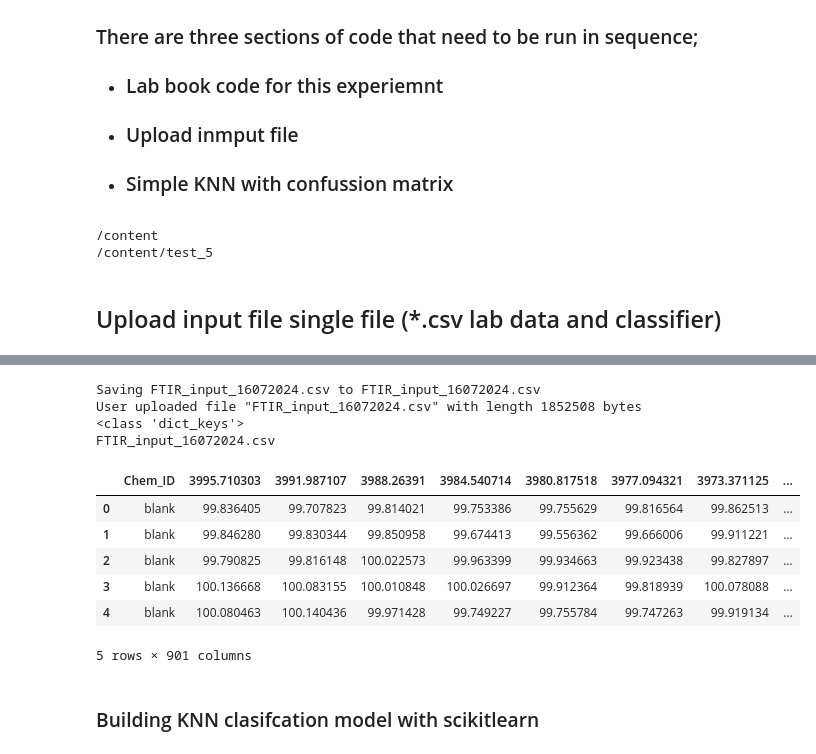
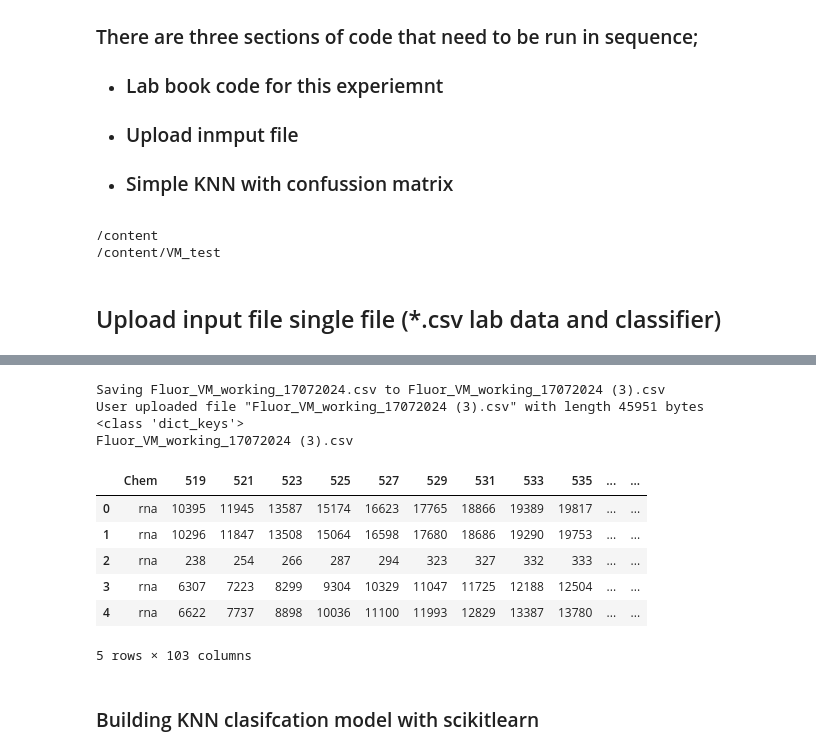
Before and after one commit to drsimonturega/student_simple_ml, a Jupyter notebook: VM_KNN_ML_003.ipynb, the cells around one changed output, grey strips where cells are left out. Cells and saved outputs as stored; diff of their text form; code cells hidden in the pictures.

```diff
--- a/VM_KNN_ML_003.ipynb
+++ b/VM_KNN_ML_003.ipynb
@@ -11,7 +11,7 @@
 # %%
 # @title ## Lab book code for this experiemnt
 # @markdown ### Enter the lab book code for this experiemnt
-lab_book_code = 'test_5' # @param {type:"string"}
+lab_book_code = 'VM_test' # @param {type:"string"}
 import os
 import shutil
 
@@ -29,46 +29,48 @@ os.chdir(lab_book_code)
 !pwd
 # %% [output]
 /content
-/content/test_5
+/content/VM_test
 # %% [markdown]
 ## Upload input file single file (*.csv lab data and classifier)
 # %%
 from google.colab import files
 import numpy as np
 import pandas as pd
 
 uploaded = files.upload()
 
 for fn in uploaded.keys():
   print('User uploaded file "{name}" with length {length} bytes'.format(
       name=fn, length=len(uploaded[fn])))
 print(type(uploaded.keys()))
 spec_input = list(uploaded.keys())
 spec_input = str(spec_input[0])
 
 #spec_input = spec_input[:-4]
 print(f'{spec_input}')
 spec_inp= pd.DataFrame()
 try:
     spec_inp = pd.read_csv(f'{spec_input}', encoding='unicode_escape')
 except PermissionError:
     print('The file we are trying to open may be open in another \
                 program, please close and try again!')
-
+# we need some data cleaning
+spec_inp.iloc[0:,0] = spec_inp.iloc[0:,0].str.lower()
+spec_inp = spec_inp.fillna(0)
 spec_inp.head()
 # %% [output]
 [interactive output not drawn]
-Saving FTIR_input_16072024.csv to FTIR_input_16072024.csv
-User uploaded file "FTIR_input_16072024.csv" with length 1852508 bytes
+Saving Fluor_VM_working_17072024.csv to Fluor_VM_working_17072024 (3).csv
+User uploaded file "Fluor_VM_working_17072024 (3).csv" with length 45951 bytes
 <class 'dict_keys'>
-FTIR_input_16072024.csv
+Fluor_VM_working_17072024 (3).csv
-|  | Chem_ID | 3995.710303 | 3991.987107 | 3988.26391 | 3984.540714 | 3980.817518 | 3977.094321 | 3973.371125 | ... |
-| 0 | blank | 99.836405 | 99.707823 | 99.814021 | 99.753386 | 99.755629 | 99.816564 | 99.862513 | ... |
-| 1 | blank | 99.846280 | 99.830344 | 99.850958 | 99.674413 | 99.556362 | 99.666006 | 99.911221 | ... |
-| 2 | blank | 99.790825 | 99.816148 | 100.022573 | 99.963399 | 99.934663 | 99.923438 | 99.827897 | ... |
-| 3 | blank | 100.136668 | 100.083155 | 100.010848 | 100.026697 | 99.912364 | 99.818939 | 100.078088 | ... |
-| 4 | blank | 100.080463 | 100.140436 | 99.971428 | 99.749227 | 99.755784 | 99.747263 | 99.919134 | ... |
+|  | Chem | 519 | 521 | 523 | 525 | 527 | 529 | 531 | 533 | 535 | ... | ... |
+| 0 | rna | 10395 | 11945 | 13587 | 15174 | 16623 | 17765 | 18866 | 19389 | 19817 | ... | ... |
+| 1 | rna | 10296 | 11847 | 13508 | 15064 | 16598 | 17680 | 18686 | 19290 | 19753 | ... | ... |
+| 2 | rna | 238 | 254 | 266 | 287 | 294 | 323 | 327 | 332 | 333 | ... | ... |
+| 3 | rna | 6307 | 7223 | 8299 | 9304 | 10329 | 11047 | 11725 | 12188 | 12504 | ... | ... |
+| 4 | rna | 6622 | 7737 | 8898 | 10036 | 11100 | 11993 | 12829 | 13387 | 13780 | ... | ... |
-5 rows × 901 columns
+5 rows × 103 columns
 # %% [markdown]
 ### Building KNN clasifcation model with scikitlearn
 # %%
```
Also changed, not shown: parts of 1 cell of this notebook.
